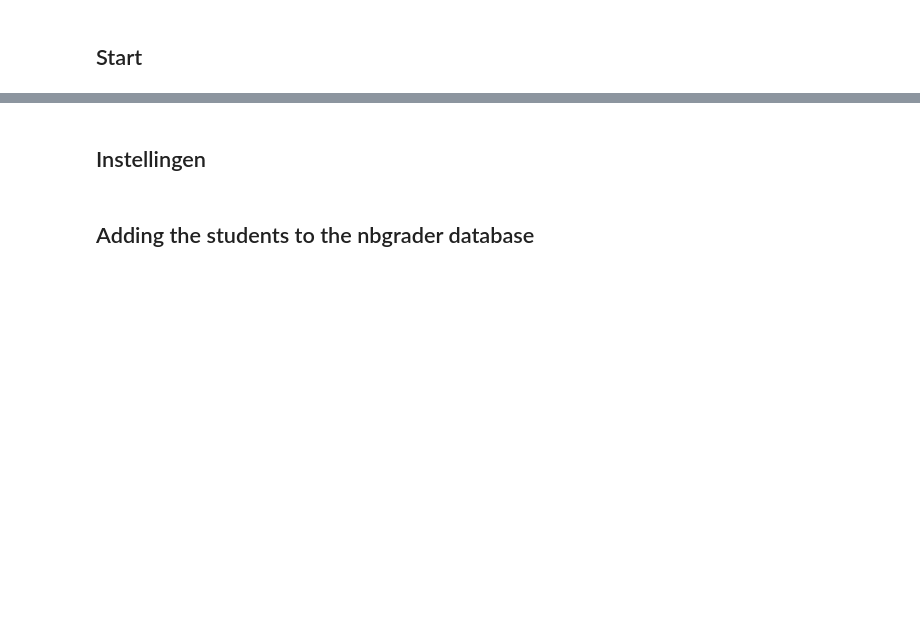
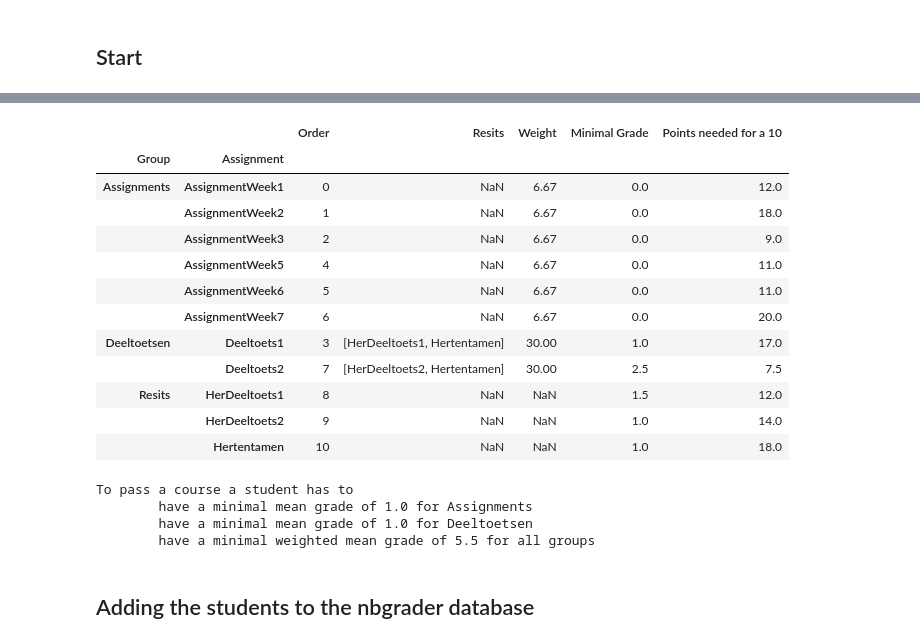
Before and after one commit to UvA-FNWI/UvA-Workflow-Nbgrader-Canvas, a Jupyter notebook: Workflow.ipynb, the cells around one changed output, grey strips where cells are left out. Saved outputs shown, nothing was run; the diff lists cells and outputs as text; code cells hidden in the pictures; blank space fills up the shorter version.

```diff
--- a/Workflow.ipynb
+++ b/Workflow.ipynb
@@ -18,5 +25,23 @@ course = Course()
-# %% [markdown]
-## Instellingen
+# %%
+course.show_course_settings();
+# %% [output]
+|  |  | Order | Resits | Weight | Minimal Grade | Points needed for a 10 |
+| Group | Assignment |  |  |  |  |  |
+| Assignments | AssignmentWeek1 | 0 | NaN | 6.67 | 0.0 | 12.0 |
+|  | AssignmentWeek2 | 1 | NaN | 6.67 | 0.0 | 18.0 |
+|  | AssignmentWeek3 | 2 | NaN | 6.67 | 0.0 | 9.0 |
+|  | AssignmentWeek5 | 4 | NaN | 6.67 | 0.0 | 11.0 |
+|  | AssignmentWeek6 | 5 | NaN | 6.67 | 0.0 | 11.0 |
+|  | AssignmentWeek7 | 6 | NaN | 6.67 | 0.0 | 20.0 |
+| Deeltoetsen | Deeltoets1 | 3 | [HerDeeltoets1, Hertentamen] | 30.00 | 1.0 | 17.0 |
+|  | Deeltoets2 | 7 | [HerDeeltoets2, Hertentamen] | 30.00 | 2.5 | 7.5 |
+| Resits | HerDeeltoets1 | 8 | NaN | NaN | 1.5 | 12.0 |
+|  | HerDeeltoets2 | 9 | NaN | NaN | 1.0 | 14.0 |
+|  | Hertentamen | 10 | NaN | NaN | 1.0 | 18.0 |
+To pass a course a student has to
+        have a minimal mean grade of 1.0 for Assignments
+        have a minimal mean grade of 1.0 for Deeltoetsen
+        have a minimal weighted mean grade of 5.5 for all groups
 # %% [markdown]
 ## Adding the students to the nbgrader database
 # %%
```
Also changed, not shown: parts of 20 cells of this notebook.
